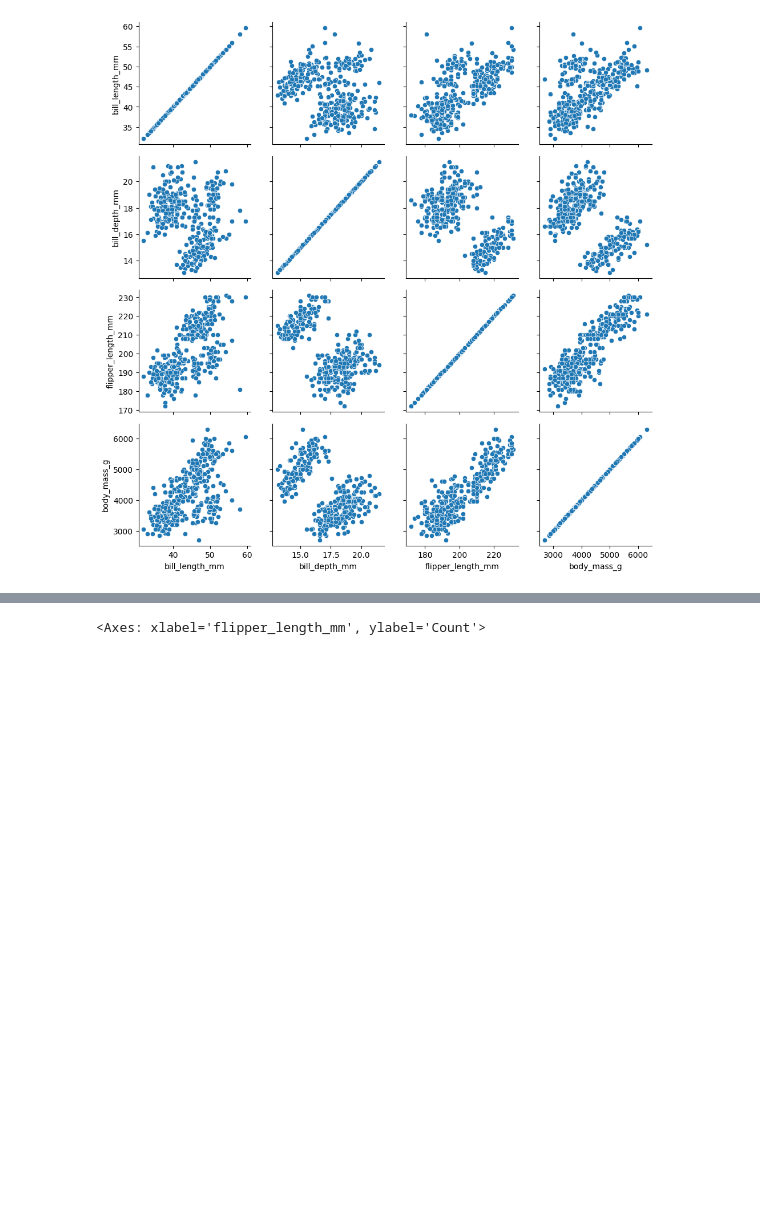
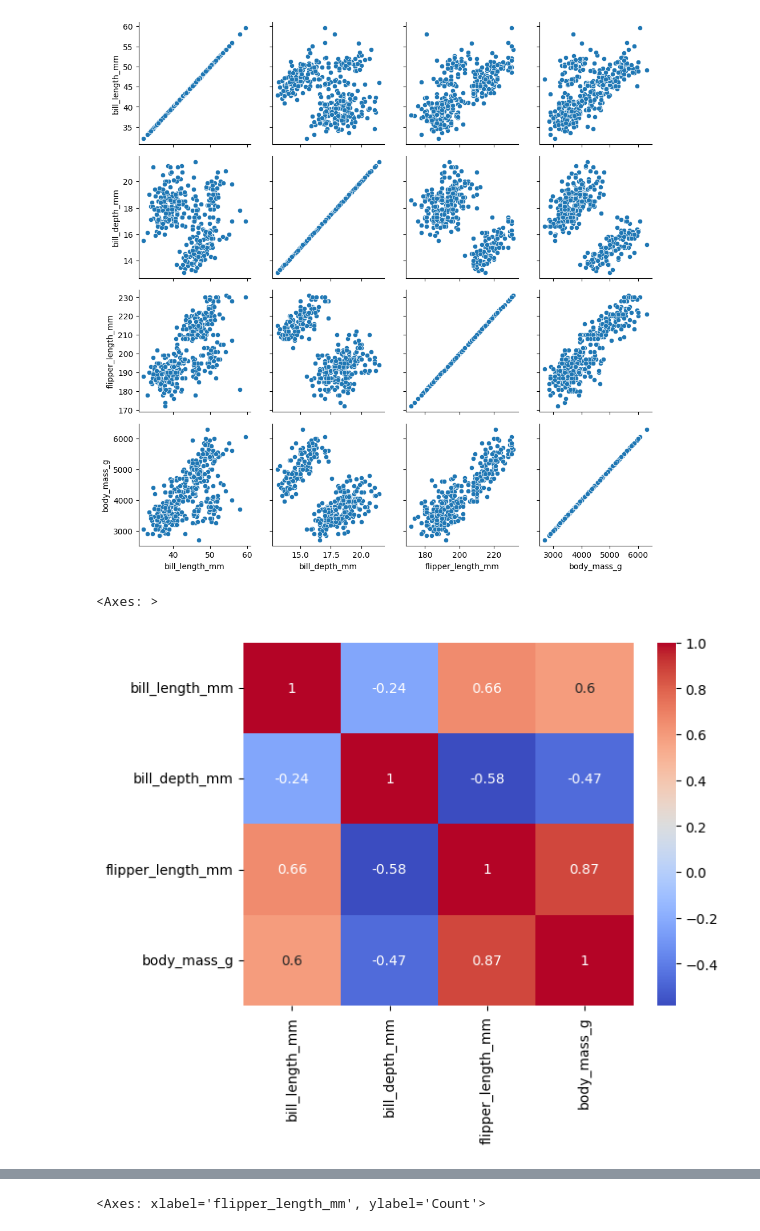
Before and after one commit to VitaliPopov/PYTHON, a Jupyter notebook: Копия_блокнота_"python_sem9_ipynb".ipynb, the cells around one changed output, grey strips where cells are left out. Saved outputs shown, nothing was run; the diff lists cells and outputs as text; code cells hidden in the pictures; blank space fills up the shorter version.

```diff
--- a/Копия_блокнота_"python_sem9_ipynb".ipynb
+++ b/Копия_блокнота_"python_sem9_ipynb".ipynb
@@ -40,3 +40,8 @@ g.map(sns.scatterplot)
 # %% [output]
 <seaborn.axisgrid.PairGrid at 0x...>
 [figure]
+# %%
+sns.heatmap(data=penguins.corr(), cmap='coolwarm', annot=True)
+# %% [output]
+<Axes: >
+[figure, added]
```
Also changed, not shown: parts of 3 cells of this notebook.
